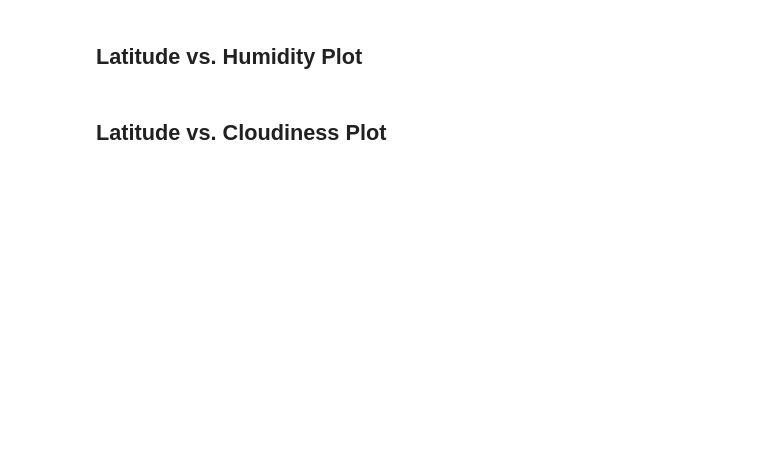
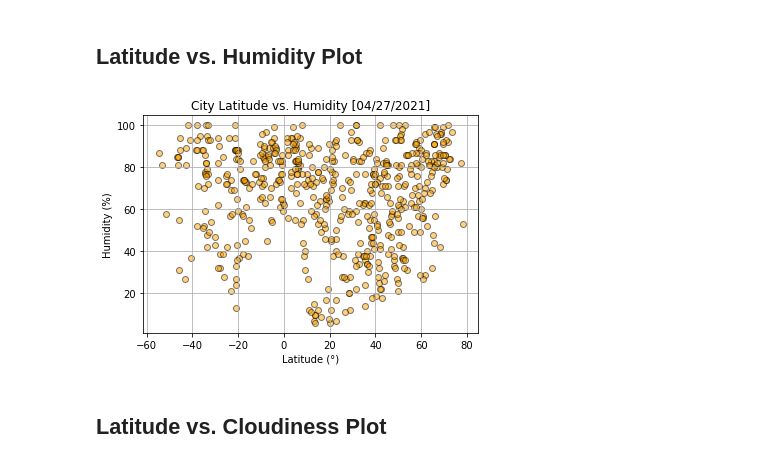
Before and after one commit to rperezme-data/DAB_H06_Python-API-challenge, a Jupyter notebook: WeatherPy/WeatherPy.ipynb, the cells around one changed output. Saved outputs shown, nothing was run; the diff lists cells and outputs as text; code cells hidden in the pictures; blank space fills up the shorter version.

```diff
--- a/WeatherPy/WeatherPy.ipynb
+++ b/WeatherPy/WeatherPy.ipynb
@@ -198,4 +236,27 @@ clean_city_data.describe()
 # %% [markdown]
 ## Latitude vs. Humidity Plot
+# %%
+# Set x & y values for scatter plot
+x_values = clean_city_data['Lat']
+y_values = clean_city_data['Humidity']
+
+## SCATTER PLOT
+## Set Scatter Plot parameters
+plt.scatter(x_values, y_values, color='orange', alpha=0.5, edgecolors= "black")
+
+# Set Title, X Label, and Y Label
+plt.title(f"City Latitude vs. Humidity [{date}]")
+plt.xlabel("Latitude (°)")
+plt.ylabel("Humidity (%)")
+
+## Show grid
+plt.grid()
+# Save plot
+plt.savefig(f"Output/Fig_{figure_num:02d}.png")
+figure_num += 1
+## Show plot
+plt.show()
+# %% [output]
+[figure, added]
 # %% [markdown]
 ## Latitude vs. Cloudiness Plot
```
Also changed, not shown: parts of 12 cells of this notebook, 5 other files.
